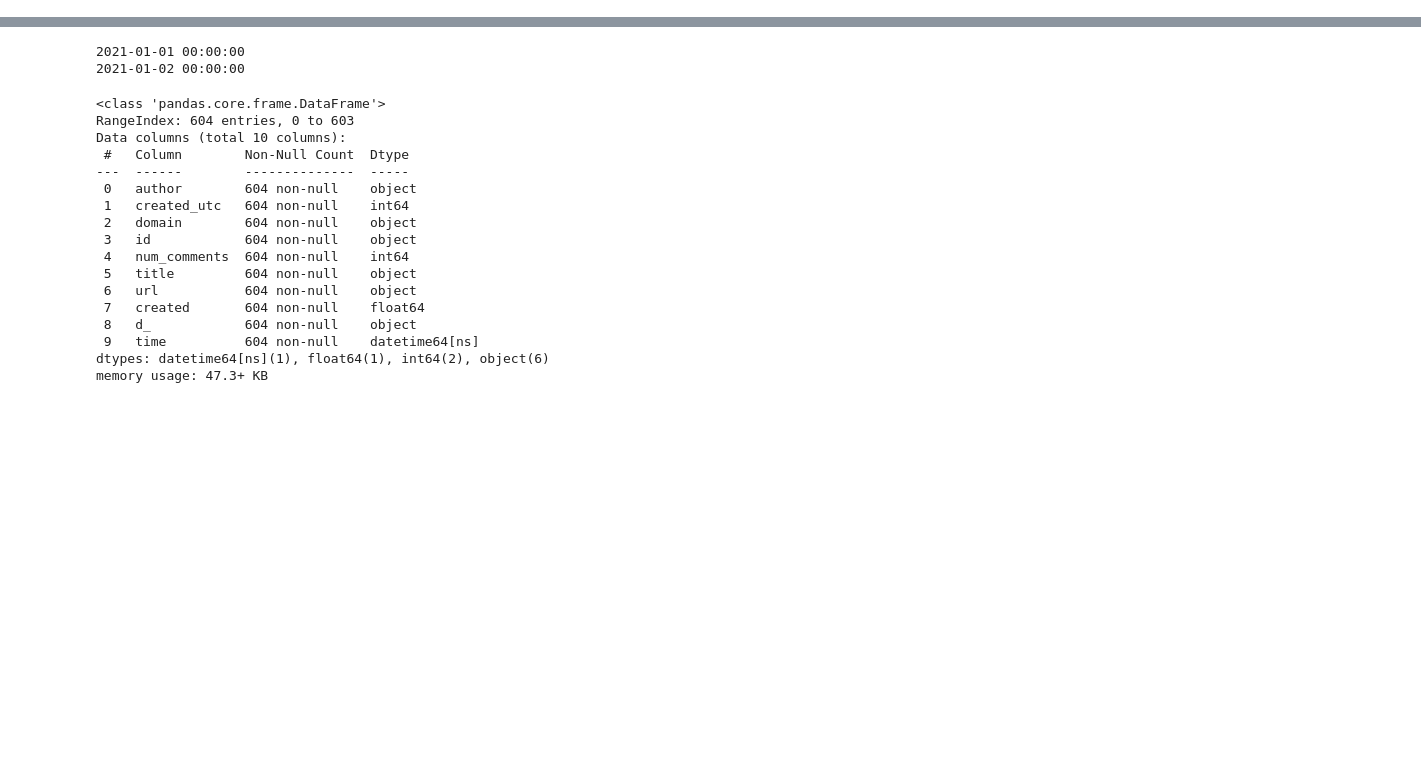
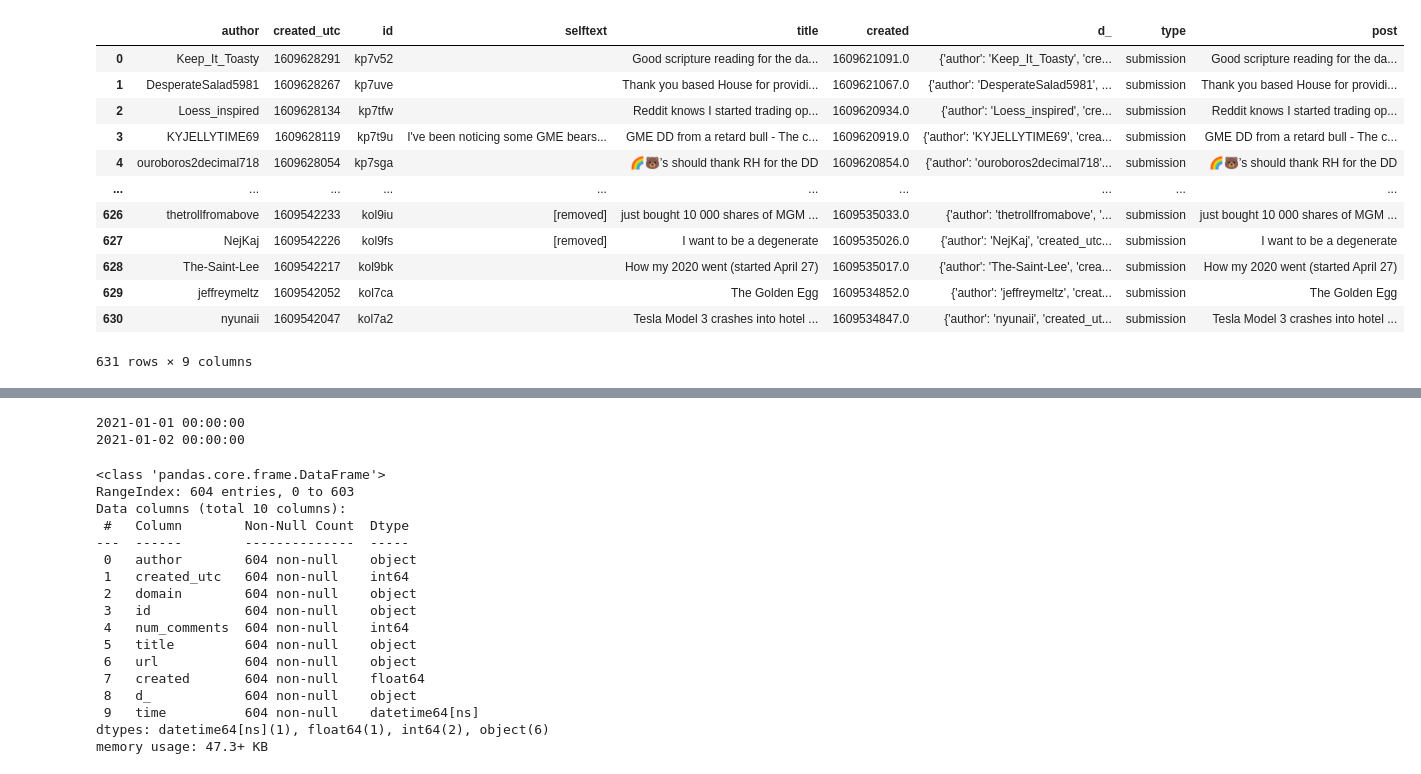
Before and after one commit to Jan-Burger/Bachelor-Thesis, a Jupyter notebook: notebooks/testnotebook.ipynb, the cells around one changed output, grey strips where cells are left out. Cells and saved outputs as stored; diff of their text form; code cells hidden in the pictures; blank space fills up the shorter version.

Commit message:
extracting redit posts step 1

```diff
--- a/notebooks/testnotebook.ipynb
+++ b/notebooks/testnotebook.ipynb
@@ -14,30 +27,33 @@ api = PushshiftAPI()              #Object of the API
 # %%
-def data_prep_posts(subreddit, start_time, end_time, filters, limit):
-    if len(filters) == 0:
-        filters = ['id', 'author', 'created_utc',
-                   'domain', 'url',
-                   'title', 'num_comments']
-        #We set by default some useful columns
-
+def data_prep_posts(subreddit, start_time, end_time, filters):
 
     posts = list(api.search_submissions(
-        subreddit=subreddit,   #Subreddit we want to audit
-        after=start_time,      #Start date
-        before=end_time,       #End date
-        filter=filters,        #Column names we want to retrieve
-        limit=limit))          ##Max number of posts
+        subreddit=subreddit,   # Subreddit we want to audit
+        after=start_time,      # Start date
+        before=end_time,       # End date
+        filter=filters))       # Column names we want to retrieve
 
-    return pd.DataFrame(posts) #Return dataframe for analysis
+    df = pd.DataFrame(posts)
+    df["type"] = "submission"
+    return df #Return dataframe for analysis
 # %%
 subreddit = "wallstreetbets"     #Subreddit we are auditing
-start_time = int(dt.datetime(2021, 1, 1).timestamp())
+start_time = int(dt.datetime(2021, 1, 2).timestamp())
 #Starting date for our search
-end_time = int(dt.datetime(2021, 1, 2).timestamp())
+end_time = int(dt.datetime(2021, 1, 3).timestamp())
 #Ending date for our search
-filters = []                     #We don´t want specific filters
-limit = 1000                     #Elelemts we want to recieve
+filters = ['id', 'author', 'created_utc',
+           'title', "selftext"]
+#limit = 1000                     #Elelemts we want to recieve
 
 """Here we are going to get subreddits for a brief analysis"""
 #Call function for dataframe creation of comments
 df_p = data_prep_posts(subreddit,start_time,
-                       end_time,filters,limit)
+                       end_time,filters)
+# %%
+def join_submission_title_and_body(title: str, body: str):
+
+    if body != "[removed]":
+        return f"{title} {body}"
+    else:
+        return title
@@ -43,0 +76,19 @@ df_p = data_prep_posts(subreddit,start_time,
+# %%
+df_p["post"] = df_p[["title", "selftext"]].apply(lambda x: join_submission_title_and_body(*x), axis=1)
+# %%
+df_p
+# filter correct columns
+# %% [output]
+|  | author | created_utc | id | selftext | title | created | d_ | type | post |
+| 0 | Keep_It_Toasty | 1609628291 | kp7v52 |  | Good scripture reading for the da... | 1609621091.0 | {'author': 'Keep_It_Toasty', 'cre... | submission | Good scripture reading for the da... |
+| 1 | DesperateSalad5981 | 1609628267 | kp7uve |  | Thank you based House for providi... | 1609621067.0 | {'author': 'DesperateSalad5981', ... | submission | Thank you based House for providi... |
+| 2 | Loess_inspired | 1609628134 | kp7tfw |  | Reddit knows I started trading op... | 1609620934.0 | {'author': 'Loess_inspired', 'cre... | submission | Reddit knows I started trading op... |
+| 3 | KYJELLYTIME69 | 1609628119 | kp7t9u | I've been noticing some GME bears... | GME DD from a retard bull - The c... | 1609620919.0 | {'author': 'KYJELLYTIME69', 'crea... | submission | GME DD from a retard bull - The c... |
+| 4 | ouroboros2decimal718 | 1609628054 | kp7sga |  | 🌈🐻’s should thank RH for the DD | 1609620854.0 | {'author': 'ouroboros2decimal718'... | submission | 🌈🐻’s should thank RH for the DD |
+| ... | ... | ... | ... | ... | ... | ... | ... | ... | ... |
+| 626 | thetrollfromabove | 1609542233 | kol9iu | [removed] | just bought 10 000 shares of MGM ... | 1609535033.0 | {'author': 'thetrollfromabove', '... | submission | just bought 10 000 shares of MGM ... |
+| 627 | NejKaj | 1609542226 | kol9fs | [removed] | I want to be a degenerate | 1609535026.0 | {'author': 'NejKaj', 'created_utc... | submission | I want to be a degenerate |
+| 628 | The-Saint-Lee | 1609542217 | kol9bk |  | How my 2020 went (started April 27) | 1609535017.0 | {'author': 'The-Saint-Lee', 'crea... | submission | How my 2020 went (started April 27) |
+| 629 | jeffreymeltz | 1609542052 | kol7ca |  | The Golden Egg | 1609534852.0 | {'author': 'jeffreymeltz', 'creat... | submission | The Golden Egg |
+| 630 | nyunaii | 1609542047 | kol7a2 |  | Tesla Model 3 crashes into hotel ... | 1609534847.0 | {'author': 'nyunaii', 'created_ut... | submission | Tesla Model 3 crashes into hotel ... |
+631 rows × 9 columns
```
Also changed, not shown: parts of 13 cells of this notebook.
